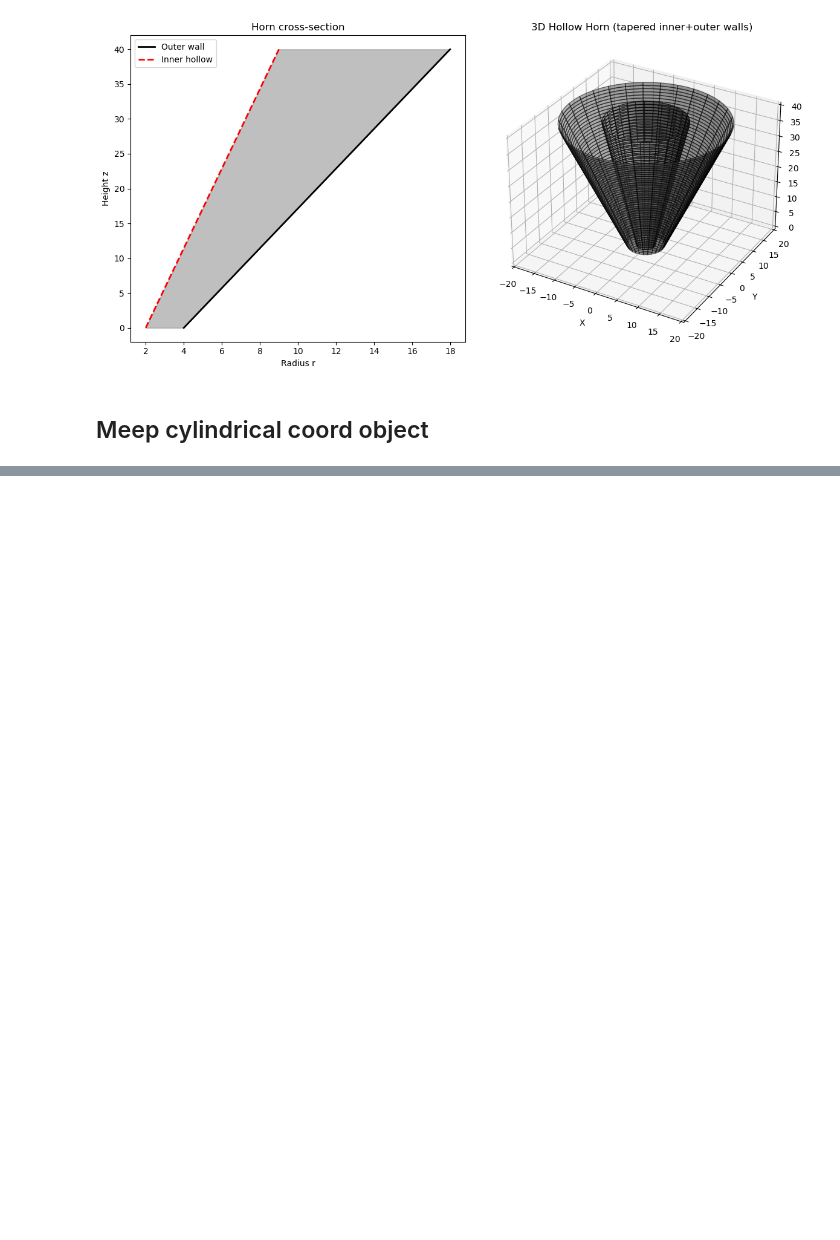
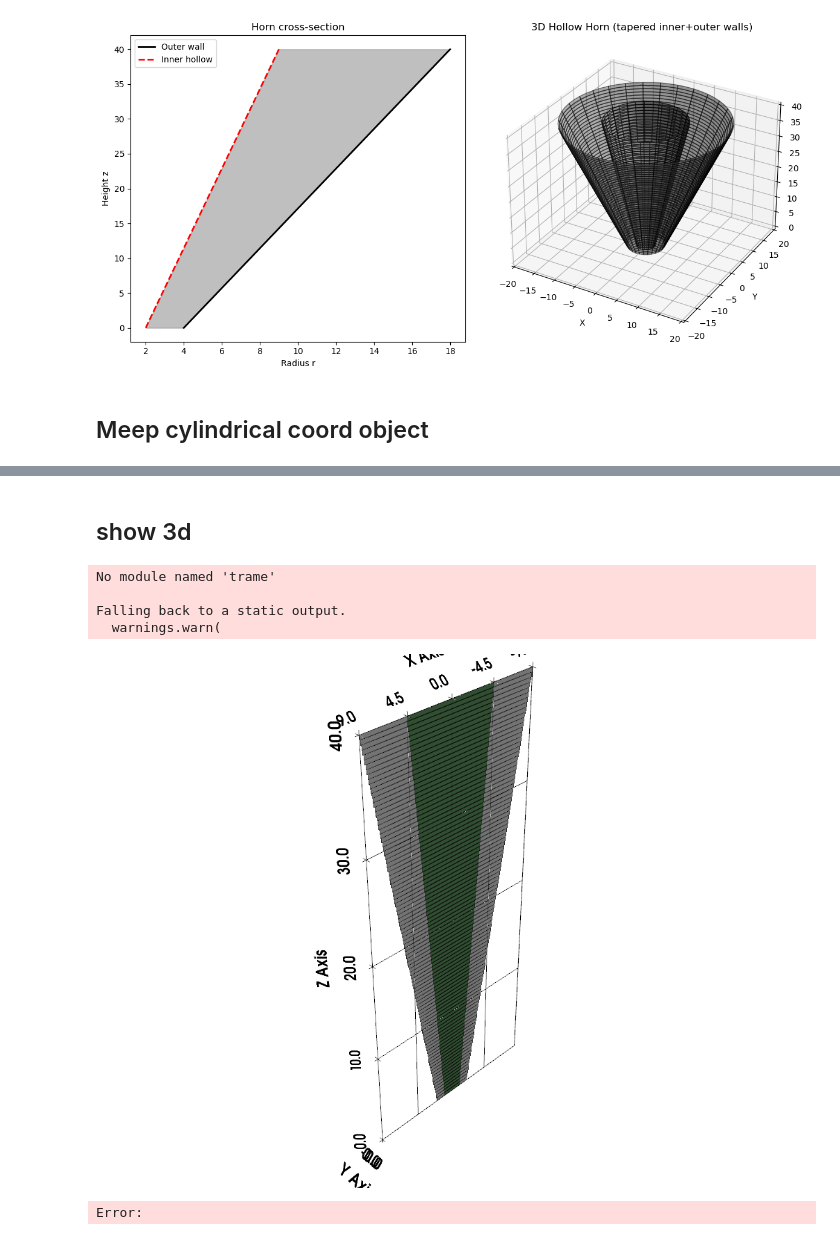
Before and after one commit to asiaat/meep, a Jupyter notebook: python/wrtx-horn/polar-cyl-horn-2.ipynb, the cells around one changed output, grey strips where cells are left out. Saved outputs shown, nothing was run; the diff lists cells and outputs as text; code cells hidden in the pictures; blank space fills up the shorter version.

```diff
--- a/python/wrtx-horn/polar-cyl-horn-2.ipynb
+++ b/python/wrtx-horn/polar-cyl-horn-2.ipynb
@@ -7,6 +7,9 @@ import meep as mp
 import numpy as np
 import matplotlib.pyplot as plt
 from mpl_toolkits.mplot3d import Axes3D
+import pyvista as pv
+
+
 
 
 def make_hollow_horn(r_in_start, r_in_end, r_out_start, r_out_end, h,
@@ -120,8 +123,8 @@ if __name__ == "__main__":
     r_out_end = 18     # outer radius at top
     h = 40             # height
 
-    geom = make_hollow_horn(r_in_start, r_in_end,
-                            r_out_start, r_out_end, h, metal=True)
+    #geom = make_hollow_horn(r_in_start, r_in_end,
+    #                        r_out_start, r_out_end, h, metal=True)
 
     plot_hollow_horn_schematic(r_in_start, r_in_end,
                                r_out_start, r_out_end, h)
@@ -251,3 +254,5 @@ Computational cell is 0 x 0 x 52 with resolution 20
           radius2 9
           dielectric constant epsilon diagonal = (1,1,1)
 [figure]
+# %% [markdown]
+## show 3d
@@ -253,0 +336,9 @@ Computational cell is 0 x 0 x 52 with resolution 20
+# %%
+visualize_meep_geometry(geom)
+# %% [output]
+No module named 'trame'
+
+Falling back to a static output.
+  warnings.warn(
+[figure, added]
+Error:
```
Also changed, not shown: parts of 2 cells of this notebook, 4 other files.
